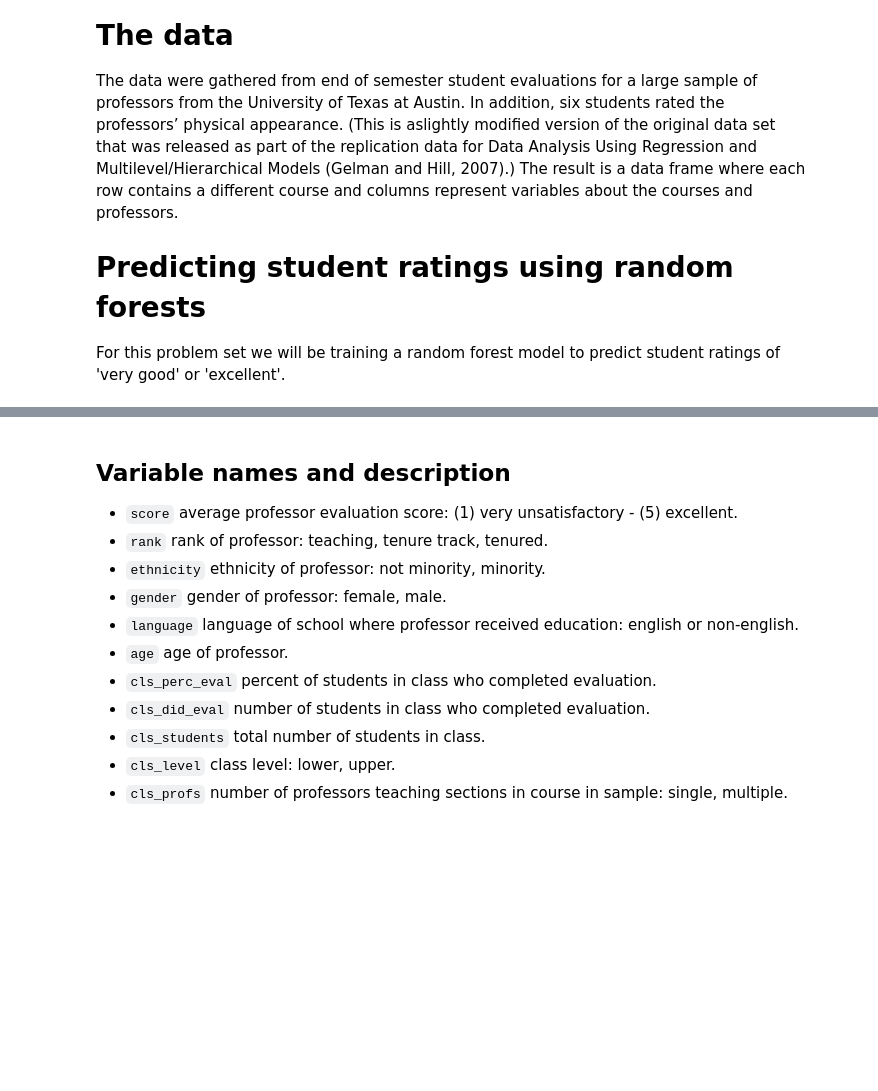
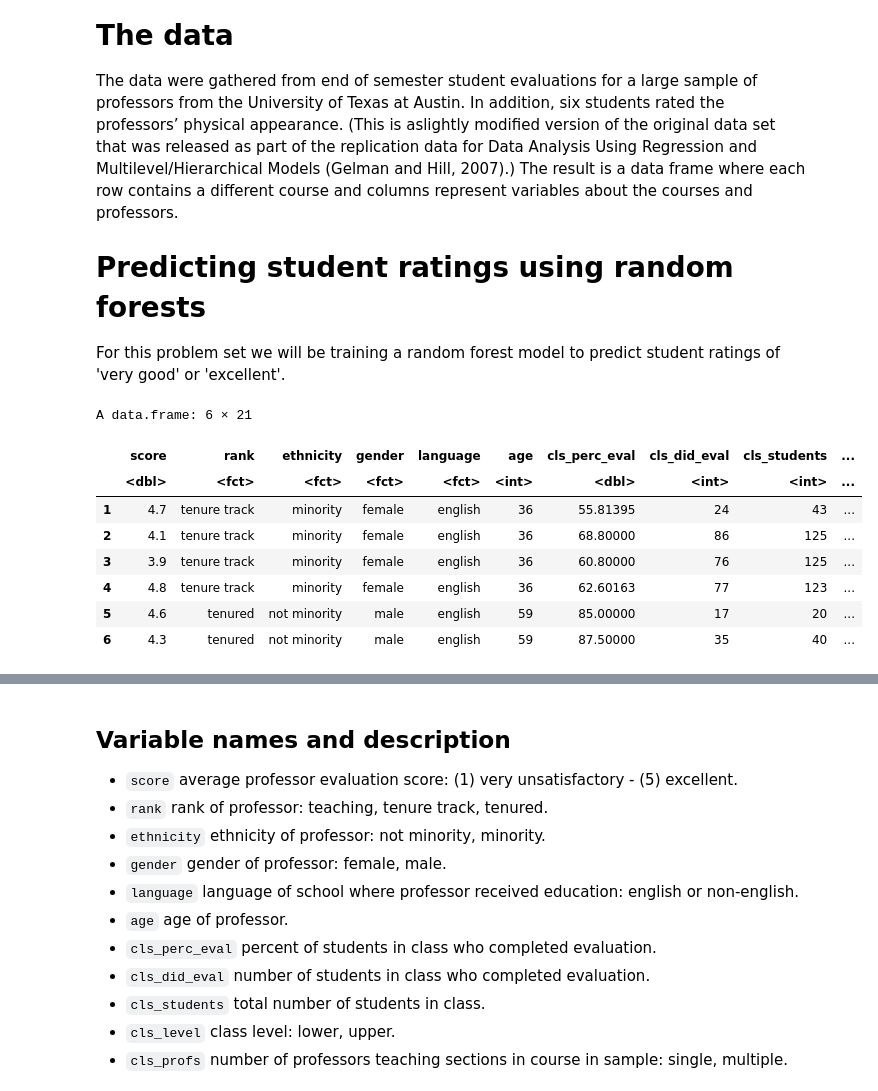
Before and after one commit to ljanastas/PADP-9200-Ethics-and-Algorithms, a Jupyter notebook: Problem_Set_3_Solutions.ipynb, the cells around one changed output, grey strips where cells are left out. Saved outputs shown, nothing was run; the diff lists cells and outputs as text; code cells hidden in the pictures; blank space fills up the shorter version.

```diff
--- a/Problem_Set_3_Solutions.ipynb
+++ b/Problem_Set_3_Solutions.ipynb
@@ -10,6 +10,18 @@ The data were gathered from end of semester student evaluations for a large samp
 # Predicting student ratings using random forests
 
 For this problem set we will be training a random forest model to predict student ratings of 'very good' or 'excellent'.
+# %%
+head(evals)
+# %% [output]
+A data.frame: 6 × 21
+|  | score | rank | ethnicity | gender | language | age | cls_perc_eval | cls_did_eval | cls_students | ... |
+|  | <dbl> | <fct> | <fct> | <fct> | <fct> | <int> | <dbl> | <int> | <int> | ... |
+| 1 | 4.7 | tenure track | minority | female | english | 36 | 55.81395 | 24 | 43 | ... |
+| 2 | 4.1 | tenure track | minority | female | english | 36 | 68.80000 | 86 | 125 | ... |
+| 3 | 3.9 | tenure track | minority | female | english | 36 | 60.80000 | 76 | 125 | ... |
+| 4 | 4.8 | tenure track | minority | female | english | 36 | 62.60163 | 77 | 123 | ... |
+| 5 | 4.6 | tenured | not minority | male | english | 59 | 85.00000 | 17 | 20 | ... |
+| 6 | 4.3 | tenured | not minority | male | english | 59 | 87.50000 | 35 | 40 | ... |
 # %%
 # First load the evaluation dataset named "evals"
 
```
Also changed, not shown: parts of 6 cells of this notebook.
